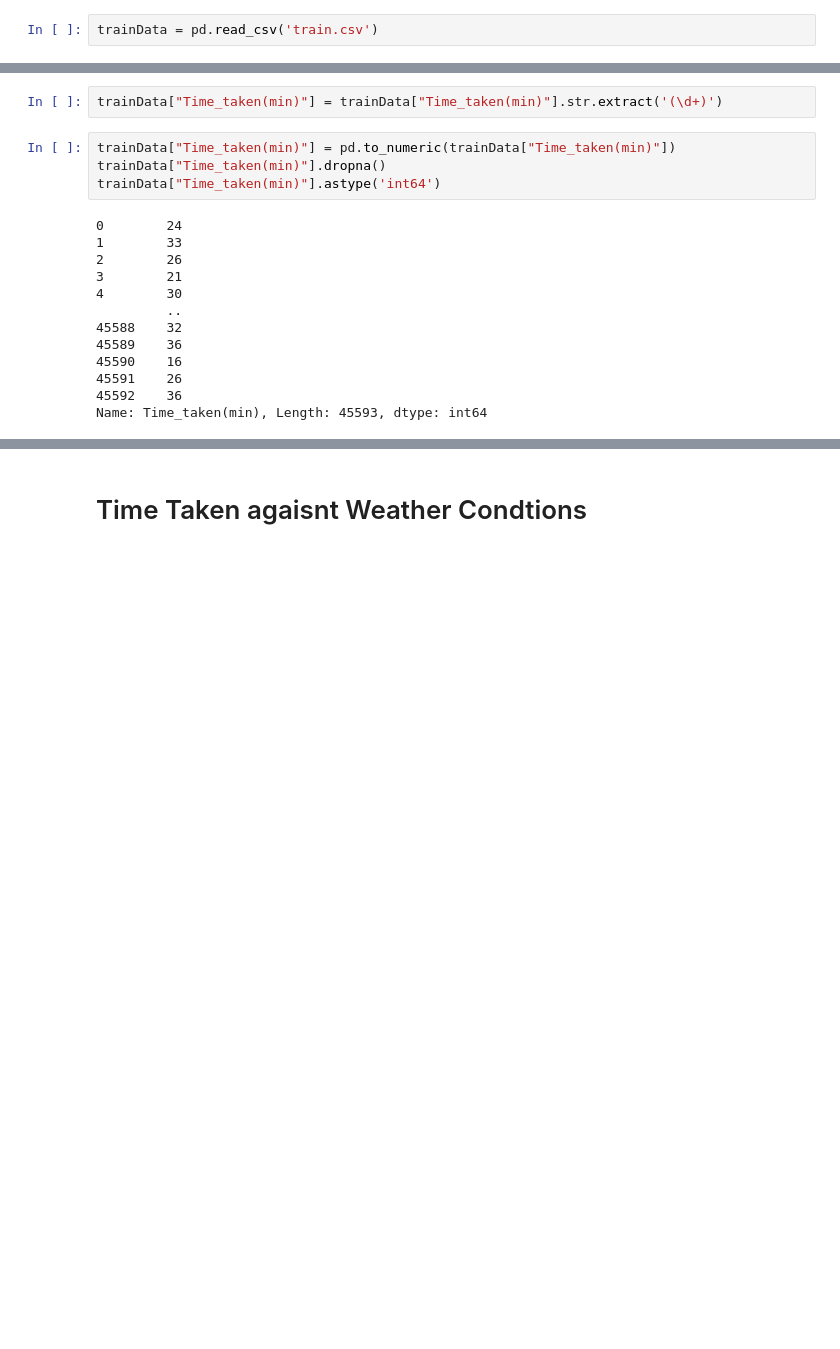
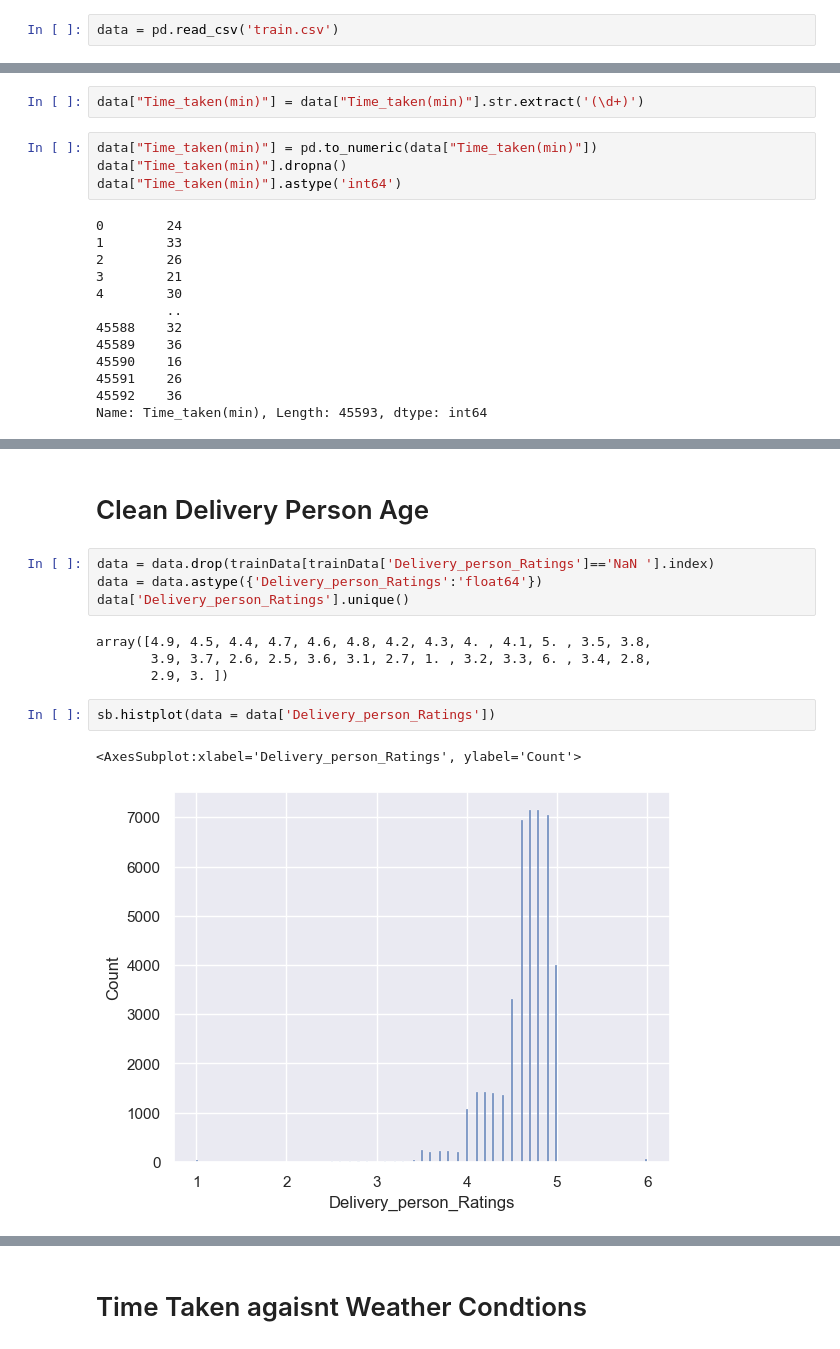
Before and after one commit to Georgetxm/SC1015, a Jupyter notebook: FoodPanda_EDA.ipynb, the cells around one changed output, grey strips where cells are left out. Saved outputs shown, nothing was run; the diff lists cells and outputs as text; blank space fills up the shorter version.

Commit message:
clean data

```diff
--- a/FoodPanda_EDA.ipynb
+++ b/FoodPanda_EDA.ipynb
@@ -8,3 +7,3 @@ sb.set() # set the default Seaborn style for graphics
 # %%
-trainData = pd.read_csv('train.csv')
+data = pd.read_csv('train.csv')
 # %%
@@ -52,9 +69,9 @@ array([24, 33, 26, 21, 30, 40, 32, 34, 46, 23, 20, 41, 15, 36, 39, 18, 38,
 # %%
-trainData["Time_taken(min)"] = trainData["Time_taken(min)"].str.extract('(\d+)')
+data["Time_taken(min)"] = data["Time_taken(min)"].str.extract('(\d+)')
 # %%
-trainData["Time_taken(min)"] = pd.to_numeric(trainData["Time_taken(min)"])
-trainData["Time_taken(min)"].dropna()
-trainData["Time_taken(min)"].astype('int64')
+data["Time_taken(min)"] = pd.to_numeric(data["Time_taken(min)"])
+data["Time_taken(min)"].dropna()
+data["Time_taken(min)"].astype('int64')
 # %% [output]
 0        24
 1        33
@@ -94,2 +111,17 @@ trainData["Time_taken(min)"].count()
 # %% [output]
 45593
+# %% [markdown]
+# Clean Delivery Person Age
+# %%
+data = data.drop(trainData[trainData['Delivery_person_Ratings']=='NaN '].index)
+data = data.astype({'Delivery_person_Ratings':'float64'})
+data['Delivery_person_Ratings'].unique()
+# %% [output]
+array([4.9, 4.5, 4.4, 4.7, 4.6, 4.8, 4.2, 4.3, 4. , 4.1, 5. , 3.5, 3.8,
+       3.9, 3.7, 2.6, 2.5, 3.6, 3.1, 2.7, 1. , 3.2, 3.3, 6. , 3.4, 2.8,
+       2.9, 3. ])
+# %%
+sb.histplot(data = data['Delivery_person_Ratings'])
+# %% [output]
+<AxesSubplot:xlabel='Delivery_person_Ratings', ylabel='Count'>
+[figure, added]
```
Also changed, not shown: parts of 21 cells of this notebook, 2 other files.
